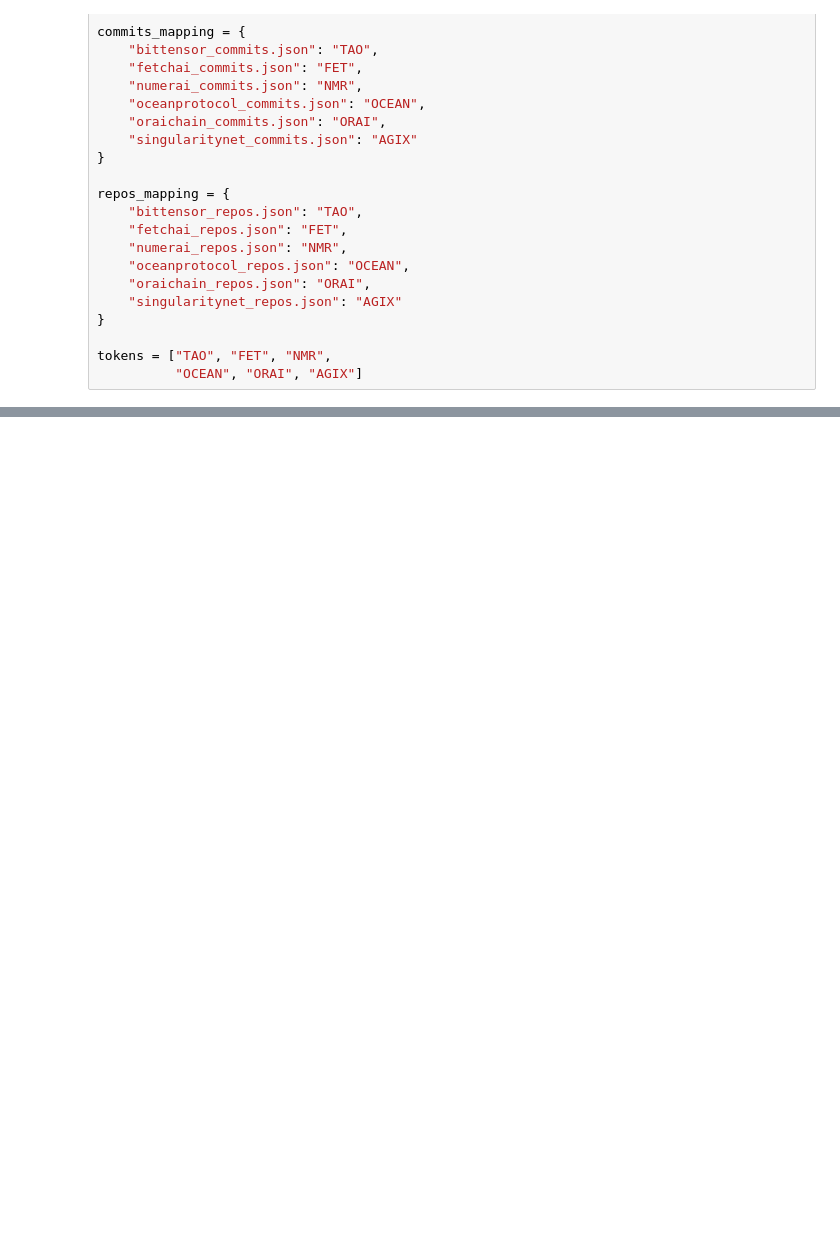
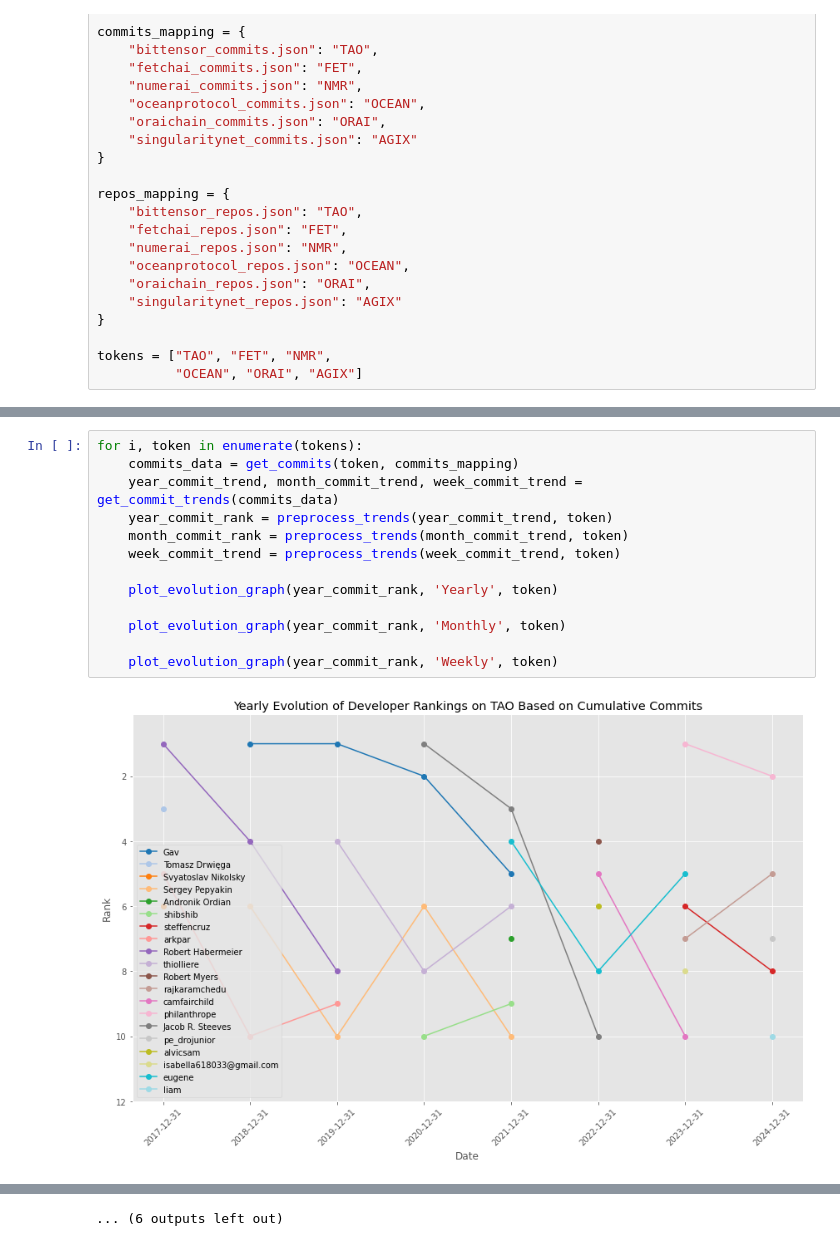
Before and after one commit to MarcLlopart/Github-Developer-Dynamics, a Jupyter notebook: 3_author_ranks.ipynb, the cells around one changed output, grey strips where cells are left out. Cells and saved outputs as stored; diff of their text form; blank space fills up the shorter version.

Commit message:
ranks for repos and authors

```diff
--- a/3_author_ranks.ipynb
+++ b/3_author_ranks.ipynb
@@ -41,0 +148,15 @@ tokens = ["TAO", "FET", "NMR",
+# %%
+for i, token in enumerate(tokens):
+    commits_data = get_commits(token, commits_mapping)
+    year_commit_trend, month_commit_trend, week_commit_trend = get_commit_trends(commits_data)
+    year_commit_rank = preprocess_trends(year_commit_trend, token)
+    month_commit_rank = preprocess_trends(month_commit_trend, token)
+    week_commit_trend = preprocess_trends(week_commit_trend, token)
+
+    plot_evolution_graph(year_commit_rank, 'Yearly', token)
+
+    plot_evolution_graph(year_commit_rank, 'Monthly', token)
+
+    plot_evolution_graph(year_commit_rank, 'Weekly', token)
+# %% [output]
+[figure, added]
@@ -41,0 +174 @@ tokens = ["TAO", "FET", "NMR",
+... (6 outputs left out)
```
Also changed, not shown: parts of 5 cells of this notebook, 1 other file.
